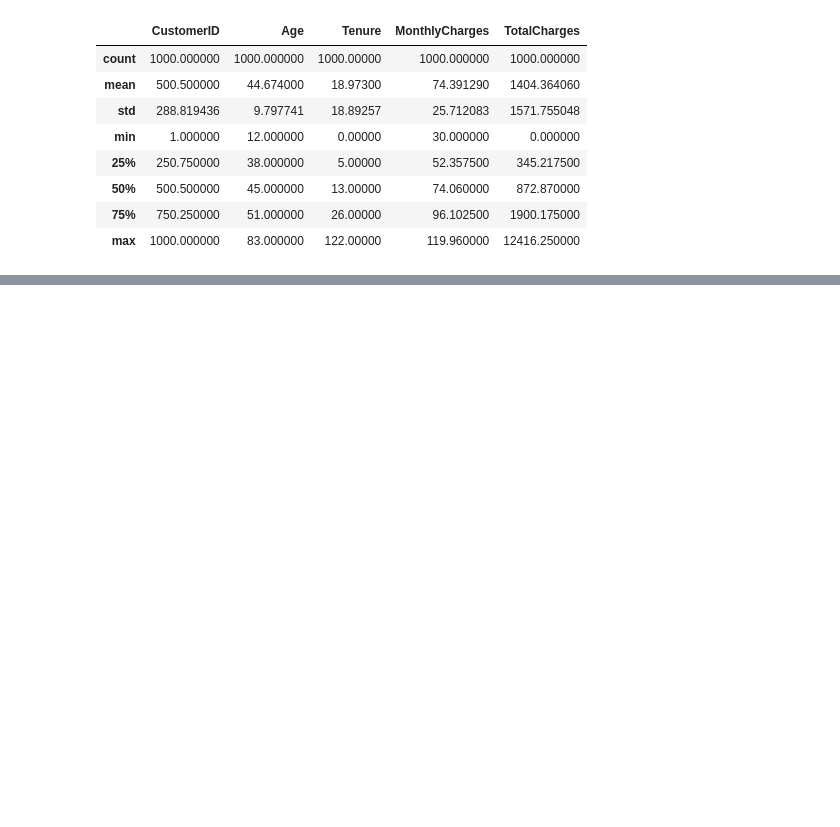
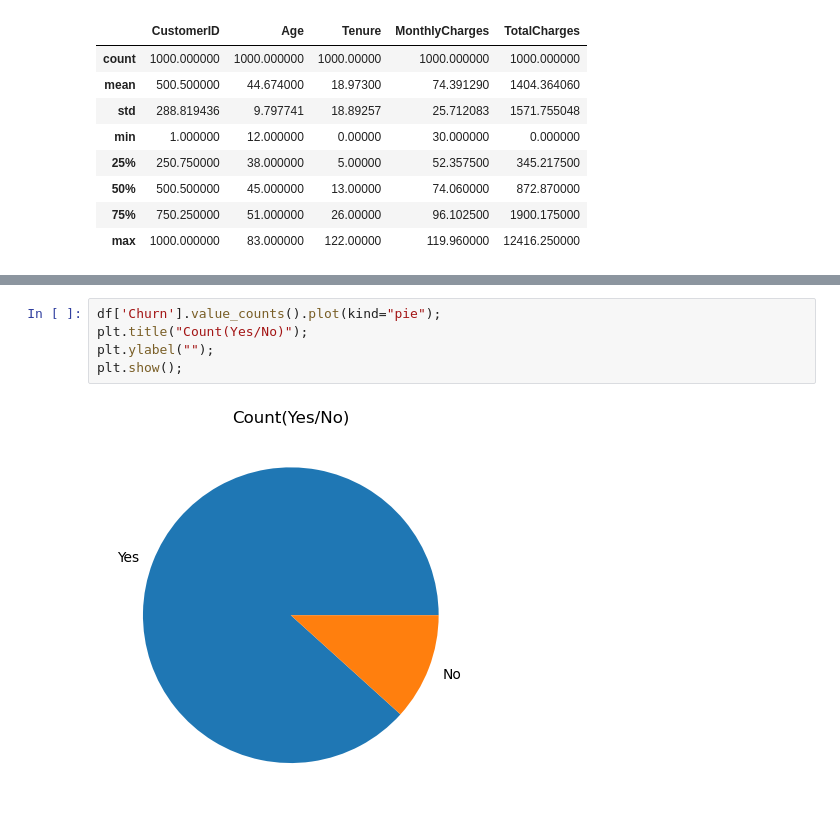
Before and after one commit to KeneanDita/Churnomally, a Jupyter notebook: Churnomally.ipynb, the cells around one changed output, grey strips where cells are left out. Saved outputs shown, nothing was run; the diff lists cells and outputs as text; blank space fills up the shorter version.

Commit message:
Pie plots and Bar Plots

```diff
--- a/Churnomally.ipynb
+++ b/Churnomally.ipynb
@@ -54,0 +66,7 @@ df.describe()
+# %%
+df['Churn'].value_counts().plot(kind="pie");
+plt.title("Count(Yes/No)");
+plt.ylabel("");
+plt.show();
+# %% [output]
+[figure, added]
```
Also changed, not shown: parts of 7 cells of this notebook.
